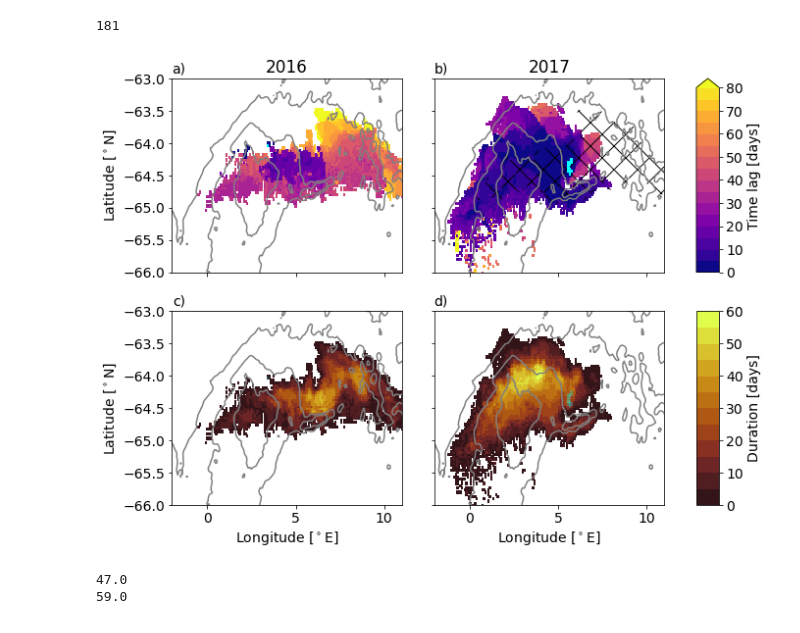
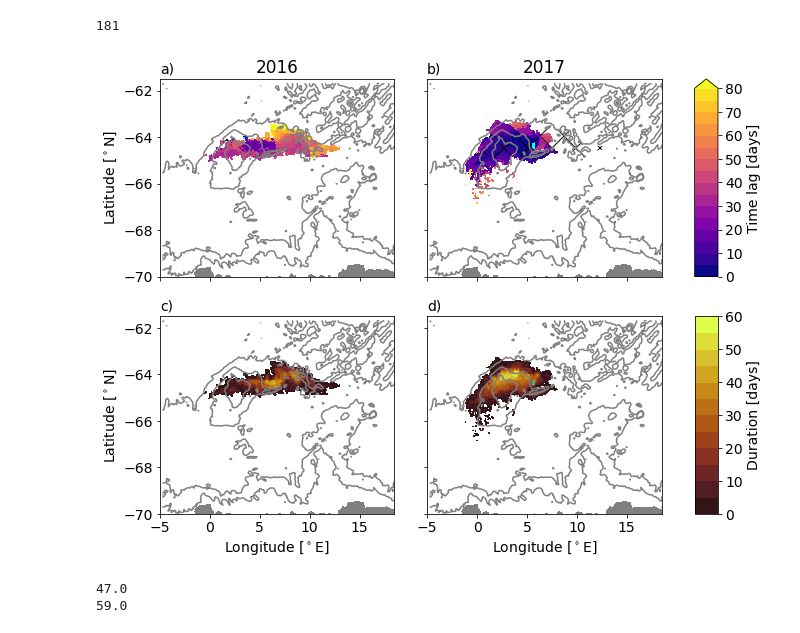
Before and after one commit to bguelk/JAMES_2024_MRP_modelling, a Jupyter notebook: Figures/Figure5_6.ipynb, the cells around one changed output. Cells and saved outputs as stored; diff of their text form; code cells hidden in the pictures.

```diff
--- a/Figures/Figure5_6.ipynb
+++ b/Figures/Figure5_6.ipynb
@@ -16,12 +18,12 @@ from matplotlib.gridspec import GridSpec, GridSpecFromSubplotSpec
 xr.set_options(keep_attrs=True)
 plt.rcParams['font.size']=14
 # %%
-ds1=xr.open_mfdataset('./EXP_tpre02_prsn02_2012/dc_count_201[6,7]_EXP_tpre02_prsn02_2012.nc')
+ds1=xr.open_mfdataset('/home/birte/Maud12_sensitivityruns/EXP_tpre02_prsn02_2012/dc_count_201[6,7]_EXP_tpre02_prsn02_2012.nc')
 ds1=ds1.rename({'lon':'nav_lon','lat':'nav_lat'})
-ds2=xr.open_mfdataset('./EXP_tpre02_prsn02_2012/mld_201[6,7].nc')
+ds2=xr.open_mfdataset('/home/birte/Maud12_sensitivityruns/EXP_tpre02_prsn02_2012/mld_201[6,7].nc')
 ds2=ds2.rename({'nav_lon_grid_T':'nav_lon','nav_lat_grid_T':'nav_lat'})
 
-bat=xr.open_dataset('../MAUD_RISE_config/maud_v4/m12_mask/1_domain_cfg_50levels_new.nc')
+bat=xr.open_dataset('/home/birte/MAUD_RISE_config/maud_v4/m12_mask/1_domain_cfg_50levels_new.nc')
 
 ds=xr.merge((ds2,bat.bathy_meter),compat='override')
 ds=ds.isel(x=slice(4,-4),y=slice(4,-4))
@@ -64,8 +66,11 @@ dcstart2016.where(dcstart2016>0).plot.pcolormesh(x="nav_lon",y="nav_lat",ax=ax,v
 ds.bathy_meter.where(ds.bathy_meter<10).plot.contourf(x="nav_lon",y="nav_lat",colors='grey',add_colorbar=False,ax=ax)
 ds.bathy_meter.plot.contour(x="nav_lon",y="nav_lat",levels=[2500,3500,5000],colors='grey',ax=ax)
 ax.set_title('2016')
-ax.set_xlim(-2,11)
-ax.set_ylim(-66,-63)
+#ax.set_xlim(-2,11)
+#ax.set_ylim(-66,-63)
+ax.set_xlim(-5,18.5)
+ax.set_ylim(-70,-61.5)
+
 ax.set_ylabel('Latitude [$^\circ$N]')
 ax.set_xlabel('')
 ax.set_xticklabels('')
@@ -77,8 +82,9 @@ dcstart2017.where(dcstart2017>0).plot.pcolormesh(x="nav_lon",y="nav_lat",ax=ax,v
 ds.bathy_meter.where(ds.bathy_meter<10).plot.contourf(x="nav_lon",y="nav_lat",colors='grey',add_colorbar=False,ax=ax)
 ds.bathy_meter.plot.contour(x="nav_lon",y="nav_lat",levels=[2500,3500,5000],colors='grey',ax=ax)
 ax.set_title('2017')
-ax.set_xlim(-2,11)
-ax.set_ylim(-66,-63)
+ax.set_xlim(-5,18.5)
+ax.set_ylim(-70,-61.5)
+
 ax.set_ylabel('')
 ax.set_xlabel('')
 ax.set_yticklabels('')
@@ -92,38 +98,40 @@ from matplotlib import colors as c
 dmax=60
 dmin=0
 dlev=13
 dmap=cmo.solar
 cMap_c4= c.ListedColormap([(0.0,0,0,0),(0,1,1,0.25)]) #green
 ax=axes[1,0]
 (ds1.dc_830.where(ds1.dc_830>0).isel(year=0)).plot.pcolormesh(x="nav_lon",y="nav_lat",vmin=dmin,vmax=dmax,levels=dlev,cmap=dmap,ax=ax,add_colorbar=False)
 dcstart2016.where(dcstart2016>0).plot.pcolormesh(x="nav_lon",y="nav_lat",ax=ax,vmin=0,vmax=2,cmap=cMap_c4,add_colorbar=False)
 ds.bathy_meter.where(ds.bathy_meter<10).plot.contourf(x="nav_lon",y="nav_lat",colors='grey',add_colorbar=False,ax=ax)
 ds.bathy_meter.plot.contour(x="nav_lon",y="nav_lat",levels=[2500,3500,5000],colors='grey',ax=ax)
 ax.set_title('')
-ax.set_xlim(-2,11)
-ax.set_ylim(-66,-63)
+ax.set_xlim(-5,18.5)
+ax.set_ylim(-70,-61.5)
 ax.set_ylabel('Latitude [$^\circ$N]')
 ax.set_xlabel('Longitude [$^\circ$E]')
 ax.text(0.03, 1.05, 'c)', horizontalalignment='center',verticalalignment='center', transform=ax.transAxes,fontsize='14')
 ax=axes[1,1]
 cb=(ds1.dc_830.where(ds1.dc_830>0).isel(year=1)).plot.pcolormesh(x="nav_lon",y="nav_lat",vmin=dmin,vmax=dmax,levels=dlev,cmap=dmap,ax=ax,add_colorbar=False)
 #dcspread16.plot.contourf(x="nav_lon",y="nav_lat",hatches='x',colors='w',ax=ax,alpha=0,add_colorbar=False)
 dcstart2017.where(dcstart2017>0).plot.pcolormesh(x="nav_lon",y="nav_lat",ax=ax,vmin=0,vmax=2,cmap=cMap_c4,add_colorbar=False)
 ds.bathy_meter.where(ds.bathy_meter<10).plot.contourf(x="nav_lon",y="nav_lat",colors='grey',add_colorbar=False,ax=ax)
 ds.bathy_meter.plot.contour(x="nav_lon",y="nav_lat",levels=[2500,3500,5000],colors='grey',ax=ax)
 ax.set_title('')
-ax.set_xlim(-2,11)
-ax.set_ylim(-66,-63)
+ax.set_xlim(-5,18.5)
+ax.set_ylim(-70,-61.5)
+
+
 ax.set_ylabel('')
 ax.set_xlabel('Longitude [$^\circ$E]')
 ax.set_yticklabels('')
 
 ax.text(0.03, 1.05, 'd)', horizontalalignment='center',verticalalignment='center', transform=ax.transAxes,fontsize='14')
 
 plt.colorbar(cb,cax=axes[1,2], label='Duration [days]',ticks=np.linspace(dmin,dmax,7))
 plt.savefig('./dc_timelag_duration_%d.png'%dmax)
 # %% [output]
-[figure, old version]
+[figure, new version]
 # %%
 print((ds1.dc_830.where(ds1.dc_830>0).isel(year=0)).max().values)
 print((ds1.dc_830.where(ds1.dc_830>0).isel(year=1)).max().values)
```
Also changed, not shown: parts of 7 cells of this notebook, 1 other file.
